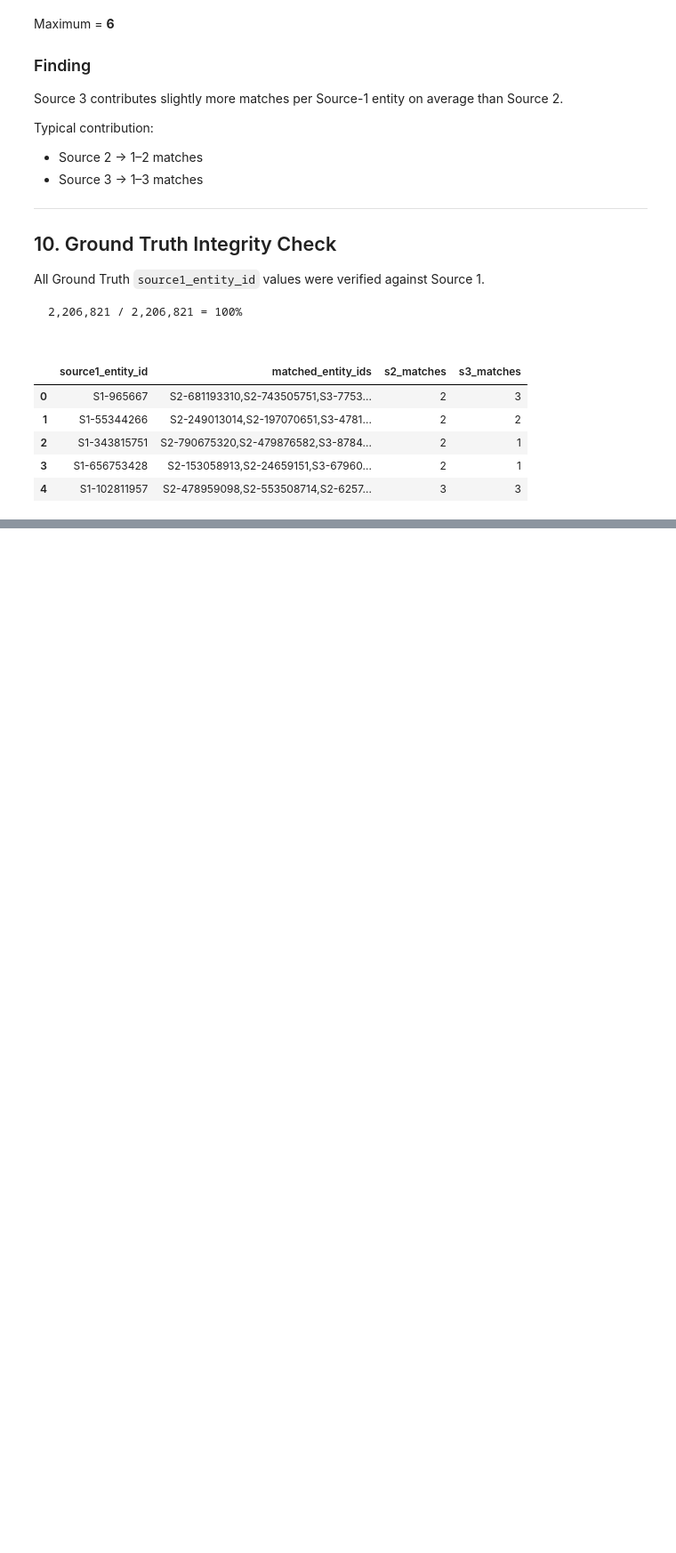
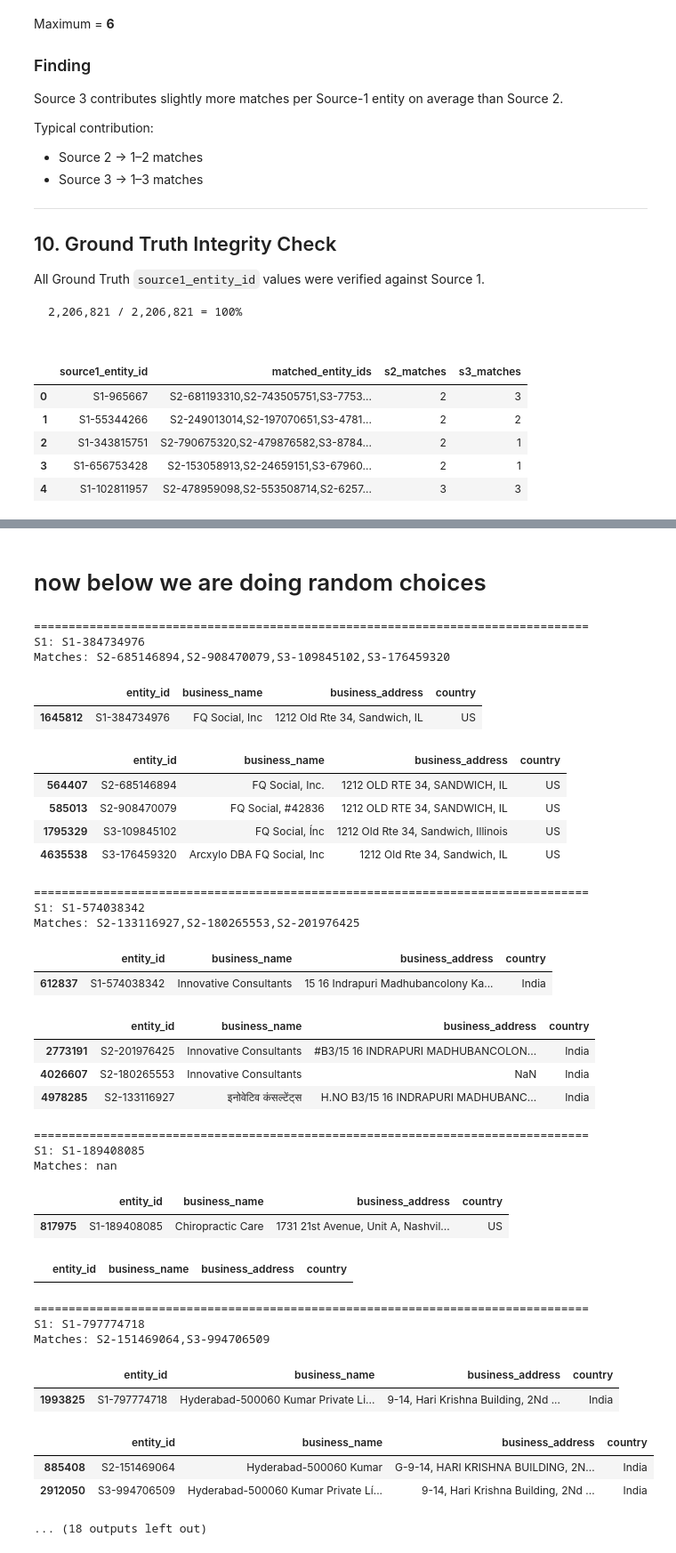
Before and after one commit to Phenominer/MLchallenge, a Jupyter notebook: notebooks/eda.ipynb, the cells around one changed output, grey strips where cells are left out. Shown at 89% size. Saved outputs shown, nothing was run; the diff lists cells and outputs as text; code cells hidden in the pictures; blank space fills up the shorter version.

```diff
--- a/notebooks/eda.ipynb
+++ b/notebooks/eda.ipynb
@@ -612,0 +653,4 @@ sample_gt.head()
+# %%
+source1 = s1
+source2 = source2
+source3 = source3
@@ -612,0 +662,58 @@ sample_gt.head()
+# %% [markdown]
+# now  below we are doing random choices
+# %%
+import random
+
+sample = gt.sample(10, random_state=42)
+
+for _, row in sample.iterrows():
+    print("\n" + "="*80)
+    print("S1:", row["source1_entity_id"])
+    print("Matches:", row["matched_entity_ids"])
+
+    display(
+        source1[source1["entity_id"] == row["source1_entity_id"]]
+    )
+
+    match_string = row["matched_entity_ids"]
+    ids = match_string.split(",") if pd.notna(match_string) and match_string != "" else []
+
+    display(pd.concat([
+        source2[source2["entity_id"].isin(ids)],
+        source3[source3["entity_id"].isin(ids)]
+    ]))
+# %% [output]
+================================================================================
+S1: S1-384734976
+Matches: S2-685146894,S2-908470079,S3-109845102,S3-176459320
+|  | entity_id | business_name | business_address | country |
+| 1645812 | S1-384734976 | FQ Social, Inc | 1212 Old Rte 34, Sandwich, IL | US |
+|  | entity_id | business_name | business_address | country |
+| 564407 | S2-685146894 | FQ Social, Inc. | 1212 OLD RTE 34, SANDWICH, IL | US |
+| 585013 | S2-908470079 | FQ Social, #42836 | 1212 OLD RTE 34, SANDWICH, IL | US |
+| 1795329 | S3-109845102 | FQ Social, Ínc | 1212 Old Rte 34, Sandwich, Illinois | US |
+| 4635538 | S3-176459320 | Arcxylo DBA FQ Social, Inc | 1212 Old Rte 34, Sandwich, IL | US |
+================================================================================
+S1: S1-574038342
+Matches: S2-133116927,S2-180265553,S2-201976425
+|  | entity_id | business_name | business_address | country |
+| 612837 | S1-574038342 | Innovative Consultants | 15 16 Indrapuri Madhubancolony Ka... | India |
+|  | entity_id | business_name | business_address | country |
+| 2773191 | S2-201976425 | Innovative Consultants | #B3/15 16 INDRAPURI MADHUBANCOLON... | India |
+| 4026607 | S2-180265553 | Innovative Consultants | NaN | India |
+| 4978285 | S2-133116927 | इनोवेटिव कंसल्टेंट्स | H.NO B3/15 16 INDRAPURI MADHUBANC... | India |
+================================================================================
+S1: S1-189408085
+Matches: nan
+|  | entity_id | business_name | business_address | country |
+| 817975 | S1-189408085 | Chiropractic Care | 1731 21st Avenue, Unit A, Nashvil... | US |
+|  | entity_id | business_name | business_address | country |
+================================================================================
+S1: S1-797774718
+Matches: S2-151469064,S3-994706509
+|  | entity_id | business_name | business_address | country |
+| 1993825 | S1-797774718 | Hyderabad-500060 Kumar Private Li... | 9-14, Hari Krishna Building, 2Nd ... | India |
+|  | entity_id | business_name | business_address | country |
+| 885408 | S2-151469064 | Hyderabad-500060 Kumar | G-9-14, HARI KRISHNA BUILDING, 2N... | India |
+| 2912050 | S3-994706509 | Hyderabad-500060 Kumar Private Lí... | 9-14, Hari Krishna Building, 2Nd ... | India |
+... (18 outputs left out)
```
Also changed, not shown: parts of 28 cells of this notebook.
